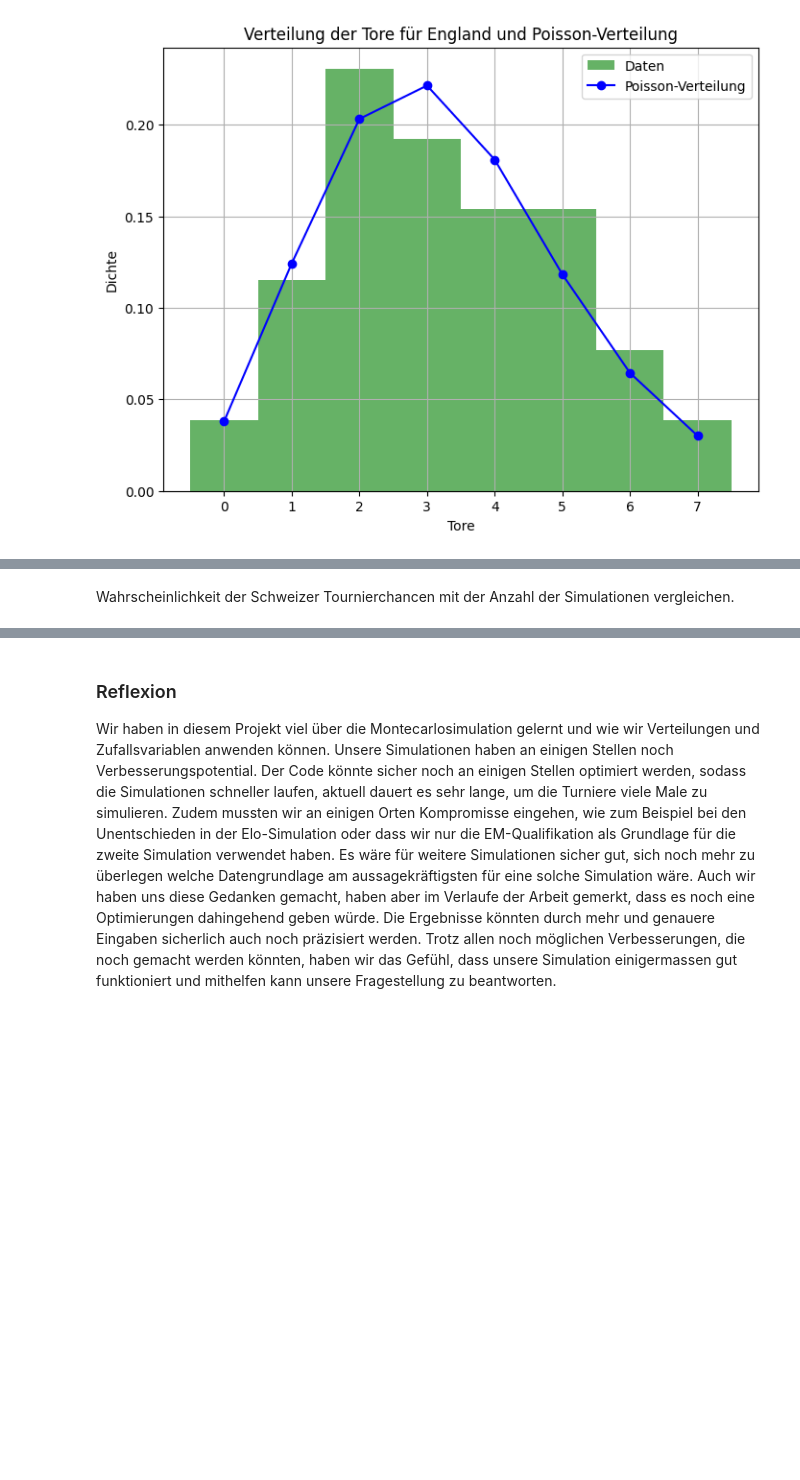
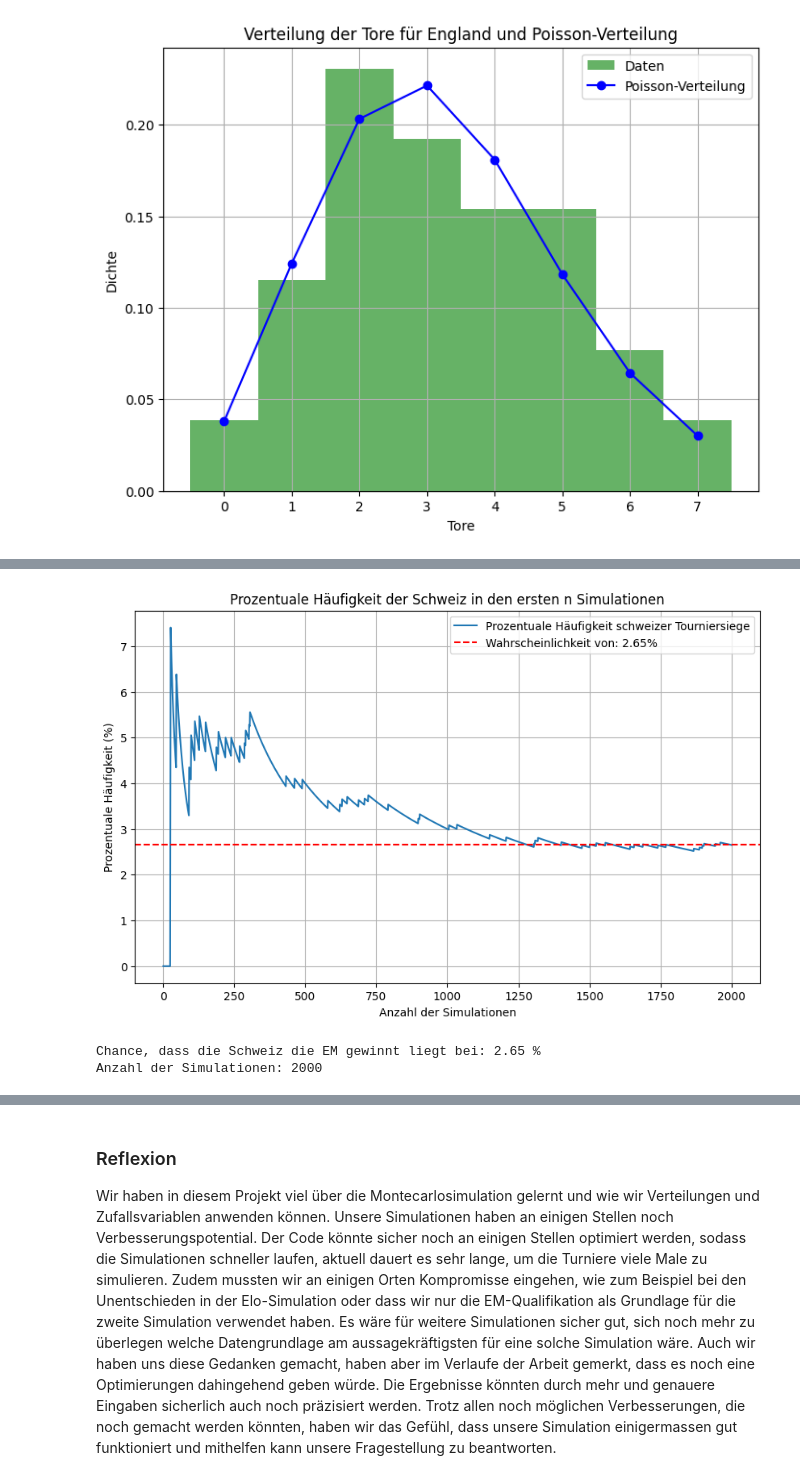
Before and after one commit to Sandra-Senn/propability_soccer_winning, a Jupyter notebook: OMC_WER.ipynb, the cells around one changed output, grey strips where cells are left out. Saved outputs shown, nothing was run; the diff lists cells and outputs as text; code cells hidden in the pictures; blank space fills up the shorter version.

```diff
--- a/OMC_WER.ipynb
+++ b/OMC_WER.ipynb
@@ -580,2 +530,8 @@ plt.show()
-# %% [markdown]
-Wahrscheinlichkeit der Schweizer Tournierchancen mit der Anzahl der Simulationen vergleichen.
+# %%
+simulated_data_goal = pd.read_excel('./tournament_winners_GOALS1.xlsx')
+
+plot_häufigkeit(simulated_data_goal)
+# %% [output]
+[figure, added]
+Chance, dass die Schweiz die EM gewinnt liegt bei: 2.65 %
+Anzahl der Simulationen: 2000
```
Also changed, not shown: parts of 29 cells of this notebook, 4 other files.
